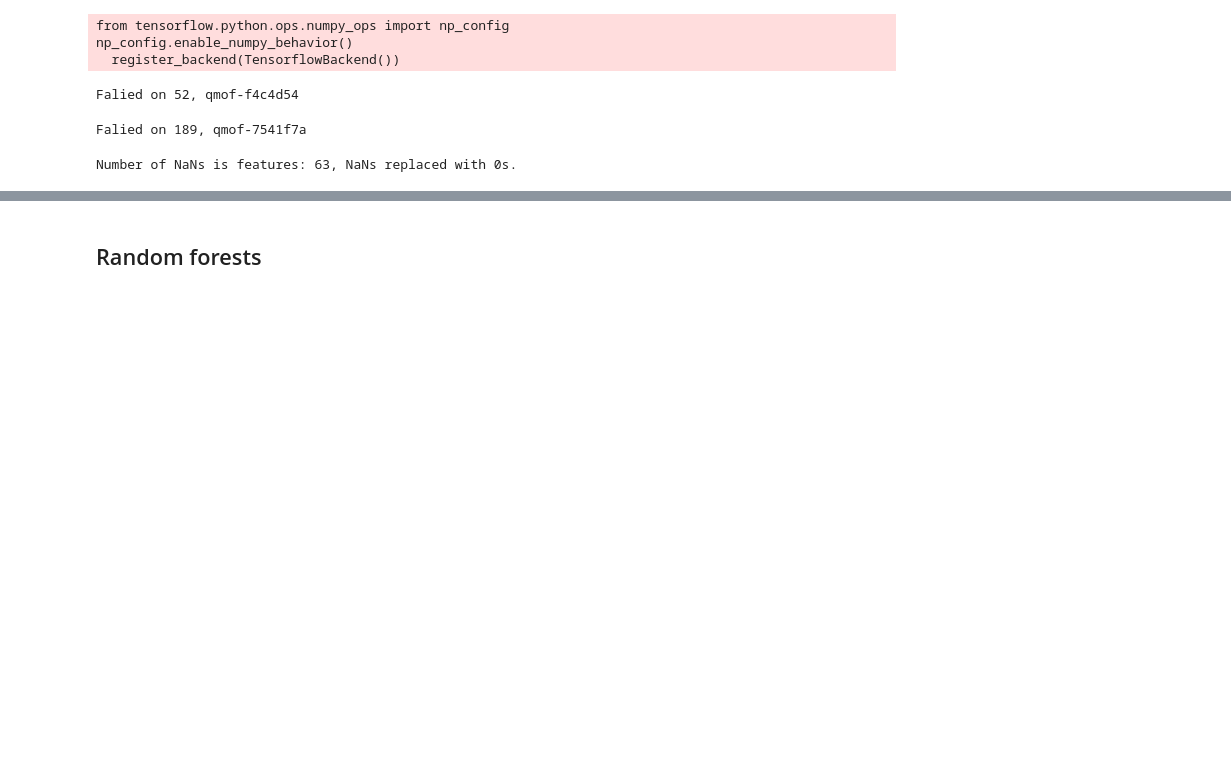
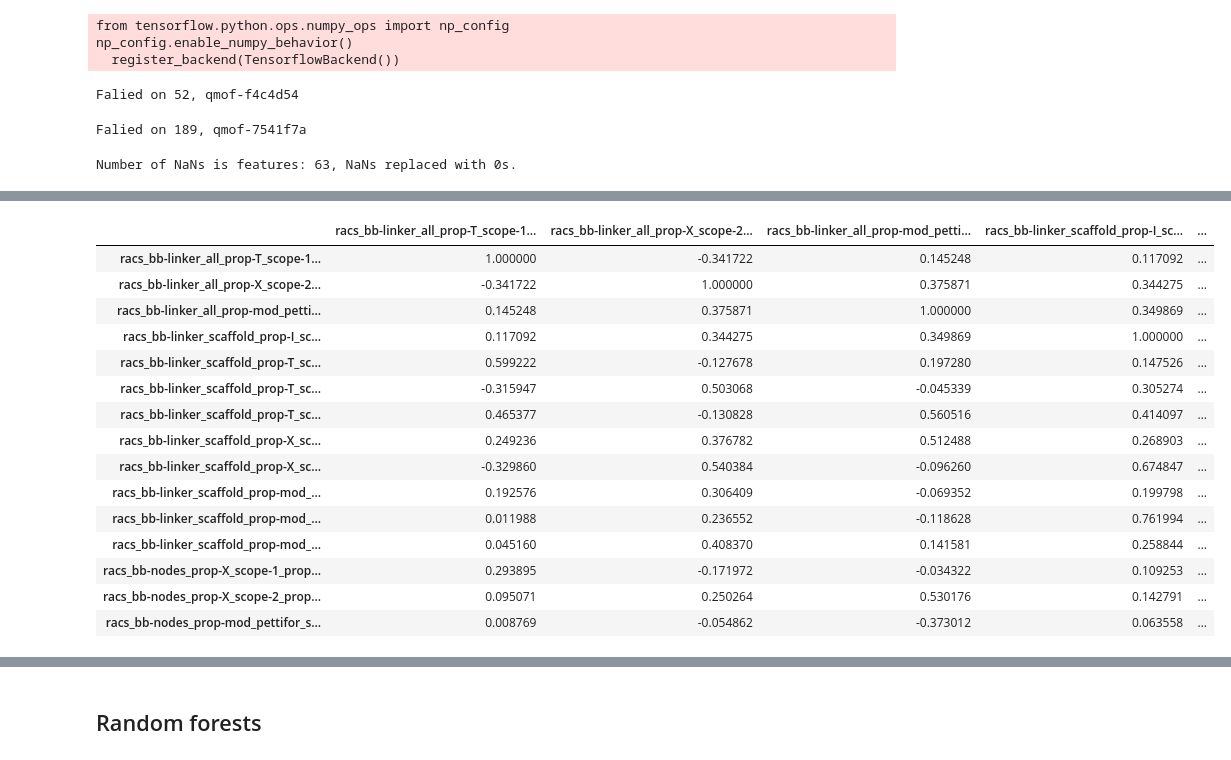
Before and after one commit to AI4ChemS/Eunomia, a Jupyter notebook: examples/featurize.ipynb, the cells around one changed output, grey strips where cells are left out. Saved outputs shown, nothing was run; the diff lists cells and outputs as text; code cells hidden in the pictures; blank space fills up the shorter version.

```diff
--- a/examples/featurize.ipynb
+++ b/examples/featurize.ipynb
@@ -129,0 +206,20 @@ pd.DataFrame(dict(zip(featurizer.feature_labels(), X)))
+# %%
+reduced_features_cor = df_features_low_cor.corr(method='pearson')
+reduced_features_cor
+# %% [output]
+|  | racs_bb-linker_all_prop-T_scope-1... | racs_bb-linker_all_prop-X_scope-2... | racs_bb-linker_all_prop-mod_petti... | racs_bb-linker_scaffold_prop-I_sc... | ... |
+| racs_bb-linker_all_prop-T_scope-1... | 1.000000 | -0.341722 | 0.145248 | 0.117092 | ... |
+| racs_bb-linker_all_prop-X_scope-2... | -0.341722 | 1.000000 | 0.375871 | 0.344275 | ... |
+| racs_bb-linker_all_prop-mod_petti... | 0.145248 | 0.375871 | 1.000000 | 0.349869 | ... |
+| racs_bb-linker_scaffold_prop-I_sc... | 0.117092 | 0.344275 | 0.349869 | 1.000000 | ... |
+| racs_bb-linker_scaffold_prop-T_sc... | 0.599222 | -0.127678 | 0.197280 | 0.147526 | ... |
+| racs_bb-linker_scaffold_prop-T_sc... | -0.315947 | 0.503068 | -0.045339 | 0.305274 | ... |
+| racs_bb-linker_scaffold_prop-T_sc... | 0.465377 | -0.130828 | 0.560516 | 0.414097 | ... |
+| racs_bb-linker_scaffold_prop-X_sc... | 0.249236 | 0.376782 | 0.512488 | 0.268903 | ... |
+| racs_bb-linker_scaffold_prop-X_sc... | -0.329860 | 0.540384 | -0.096260 | 0.674847 | ... |
+| racs_bb-linker_scaffold_prop-mod_... | 0.192576 | 0.306409 | -0.069352 | 0.199798 | ... |
+| racs_bb-linker_scaffold_prop-mod_... | 0.011988 | 0.236552 | -0.118628 | 0.761994 | ... |
+| racs_bb-linker_scaffold_prop-mod_... | 0.045160 | 0.408370 | 0.141581 | 0.258844 | ... |
+| racs_bb-nodes_prop-X_scope-1_prop... | 0.293895 | -0.171972 | -0.034322 | 0.109253 | ... |
+| racs_bb-nodes_prop-X_scope-2_prop... | 0.095071 | 0.250264 | 0.530176 | 0.142791 | ... |
+| racs_bb-nodes_prop-mod_pettifor_s... | 0.008769 | -0.054862 | -0.373012 | 0.063558 | ... |
```
Also changed, not shown: parts of 21 cells of this notebook.
